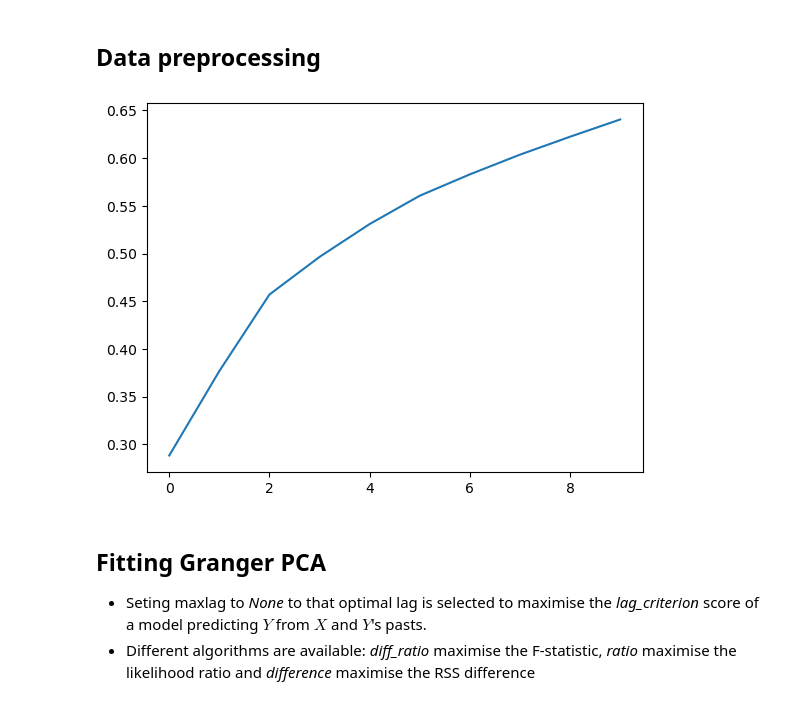
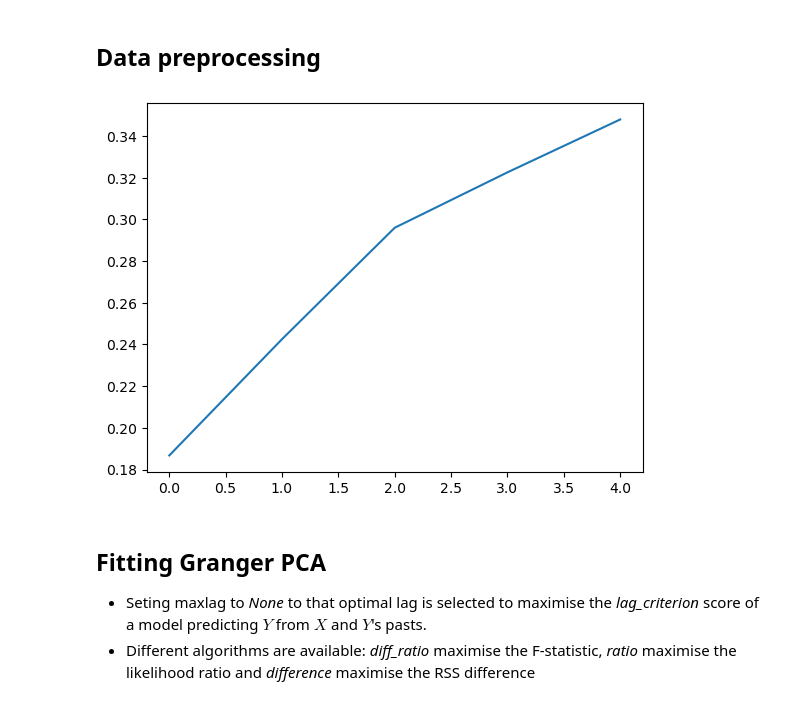
Before and after one commit to homerdurand/Granger-PCA-Teleconnections, a Jupyter notebook: teleconnection_NDVI.ipynb, the cells around one changed output. Cells and saved outputs as stored; diff of their text form; code cells hidden in the pictures.

```diff
--- a/teleconnection_NDVI.ipynb
+++ b/teleconnection_NDVI.ipynb
@@ -35,7 +35,7 @@ np.random.seed(1234)
 # %% [markdown]
 ## Loading data
 # %%
-region = 'Australia'
+region = 'Northern South America'
 
 if region == 'Australia':
     ndvi = np.genfromtxt('/home/homer/Documents/Research/Projects/ENSO_NDVI_CD/gpca_ENSO_Africa/dataout/AUSTRALIA/NDVI/X.tsv')
@@ -49,6 +49,12 @@ if region == 'South America':
     mask = xr.open_dataset('/home/homer/Documents/Research/Projects/ENSO_NDVI_CD/gpca_ENSO_Africa/dataout/SOUTH_AMERICA/NDVI/na_mask.nc')
     extent = [-90, -30, 20,-60]
 
+if region == 'Northern South America':
+    ndvi = np.genfromtxt('/home/homer/Documents/Research/Projects/ENSO_NDVI_CD/gpca_ENSO_Africa/dataout/NORTHERN_SOUTH_AMERICA/NDVI/X.tsv')
+    oscillation = np.genfromtxt('/home/homer/Documents/Research/Projects/ENSO_NDVI_CD/gpca_ENSO_Africa/dataout/NORTHERN_SOUTH_AMERICA/NDVI/Y.tsv')
+    mask = xr.open_dataset('/home/homer/Documents/Research/Projects/ENSO_NDVI_CD/gpca_ENSO_Africa/dataout/NORTHERN_SOUTH_AMERICA/NDVI/na_mask.nc')
+    extent = [-83, -60, -14, 14]
+
 # removing masked values
 na_mask = mask['na_mask'].values
 
@@ -79,19 +85,19 @@ oscillation_train = oscillation[:train_size]
 oscillation_test  = oscillation[train_size:]
 # %%
 # Principal Component Analysis
-ncp = 10
+ncp = 5
 
 pca = PCA(n_components=ncp)
 pca.fit(anomalies_train)
 plt.plot(np.cumsum(pca.explained_variance_ratio_))
 
 
 anomalies_pca_train = pca.transform(anomalies_train)
 anomalies_pca_test = pca.transform(anomalies_test)
 
 anomalies_pca = pca.transform(anomalies)
 # %% [output]
-[figure, old version]
+[figure, new version]
 # %% [markdown]
 ## Fitting Granger PCA
 * Seting maxlag to *None* to that optimal lag is selected to maximise the *lag_criterion* score of a model predicting $Y$ from $X$ and $Y$'s pasts.
```
Also changed, not shown: parts of 13 cells of this notebook, 7 other files.
